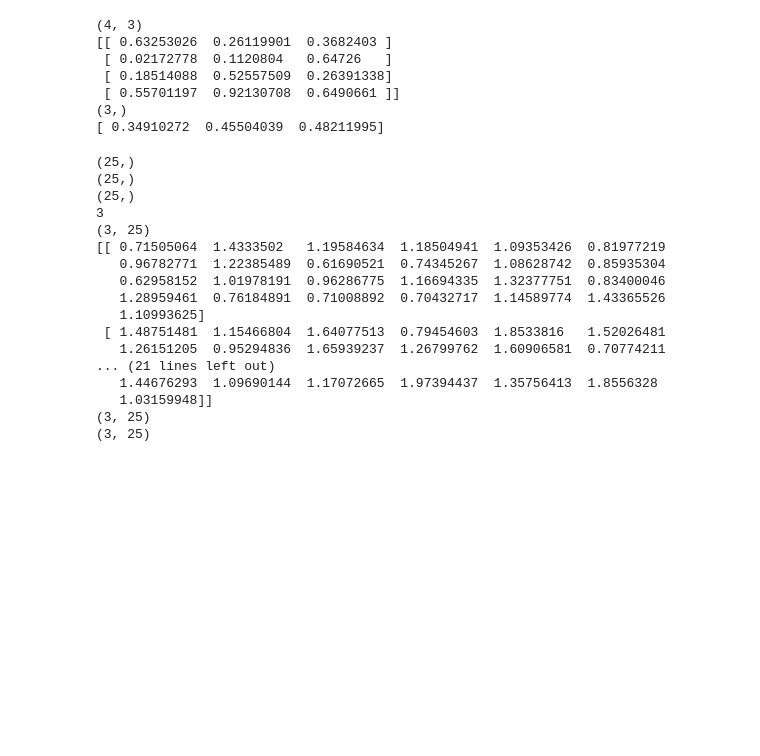
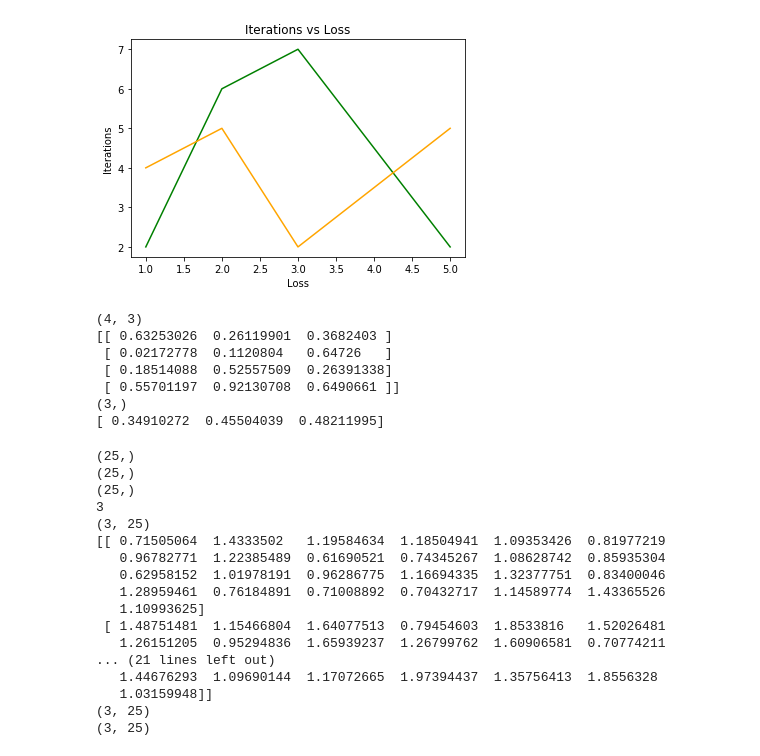
Before and after one commit to dto123/xcluster, a Jupyter notebook: Untitled1.ipynb, the cells around one changed output. Cells and saved outputs as stored; diff of their text form; code cells hidden in the pictures; blank space fills up the shorter version.

```diff
--- a/Untitled1.ipynb
+++ b/Untitled1.ipynb
@@ -3,7 +4,22 @@ import numpy as np
 # %%
 datapoints_x = np.random.uniform(low=0.5, high = 1.5, size = (25,))
 datapoints_y = np.random.uniform(low=0.3, high = 2.0, size = (25,))
 datapoints_z = np.random.uniform(low=0.3, high = 2.0, size = (25,))
+
+
+
+a = [1, 2, 3, 5]
+b = [2, 6, 7, 2]
+c = [4, 5, 2, 5]
+
+plt.plot(a, b, color='g')
+plt.plot(a, c, color='orange')
+plt.xlabel('Loss')
+plt.ylabel('Iterations')
+plt.title('Iterations vs Loss')
+plt.show()
+# %% [output]
+[figure, added]
 # %%
 data = np.random.rand(4,3)
 print (data.shape)
```
Also changed, not shown: parts of 1 cell of this notebook, 2 other files.
